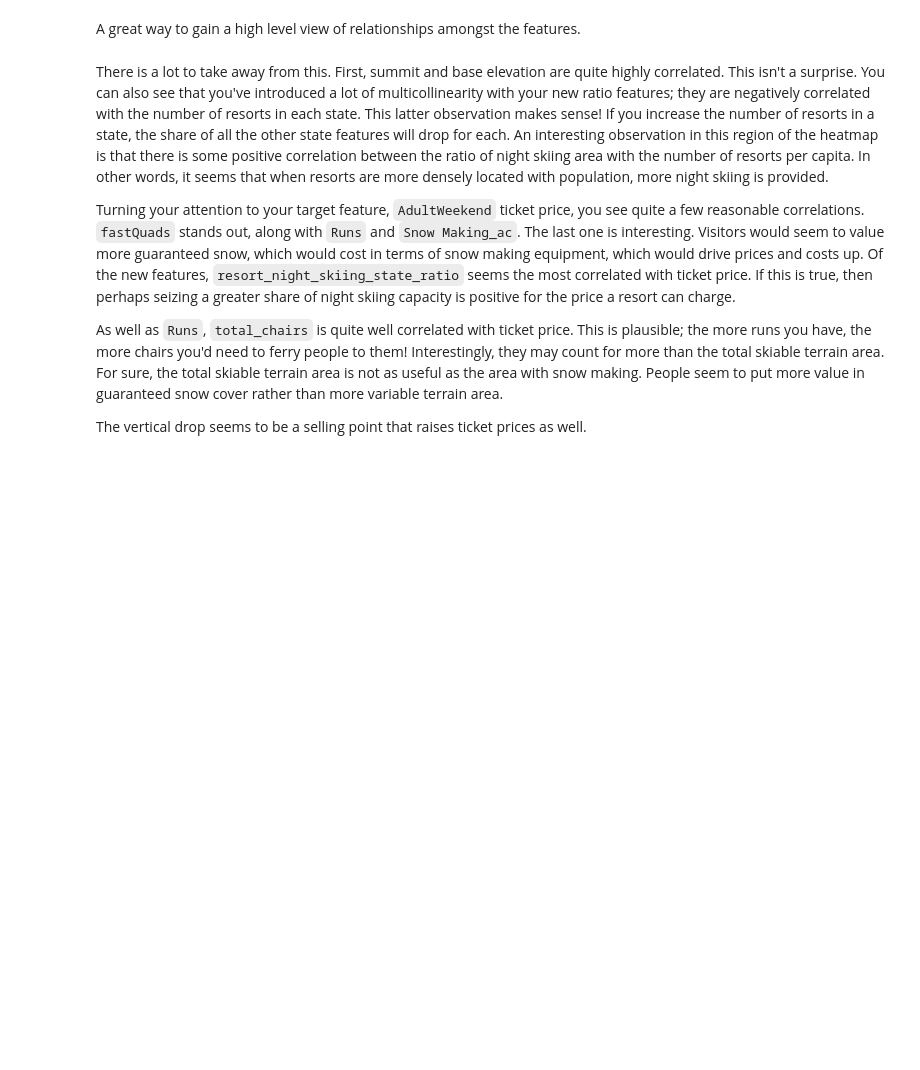
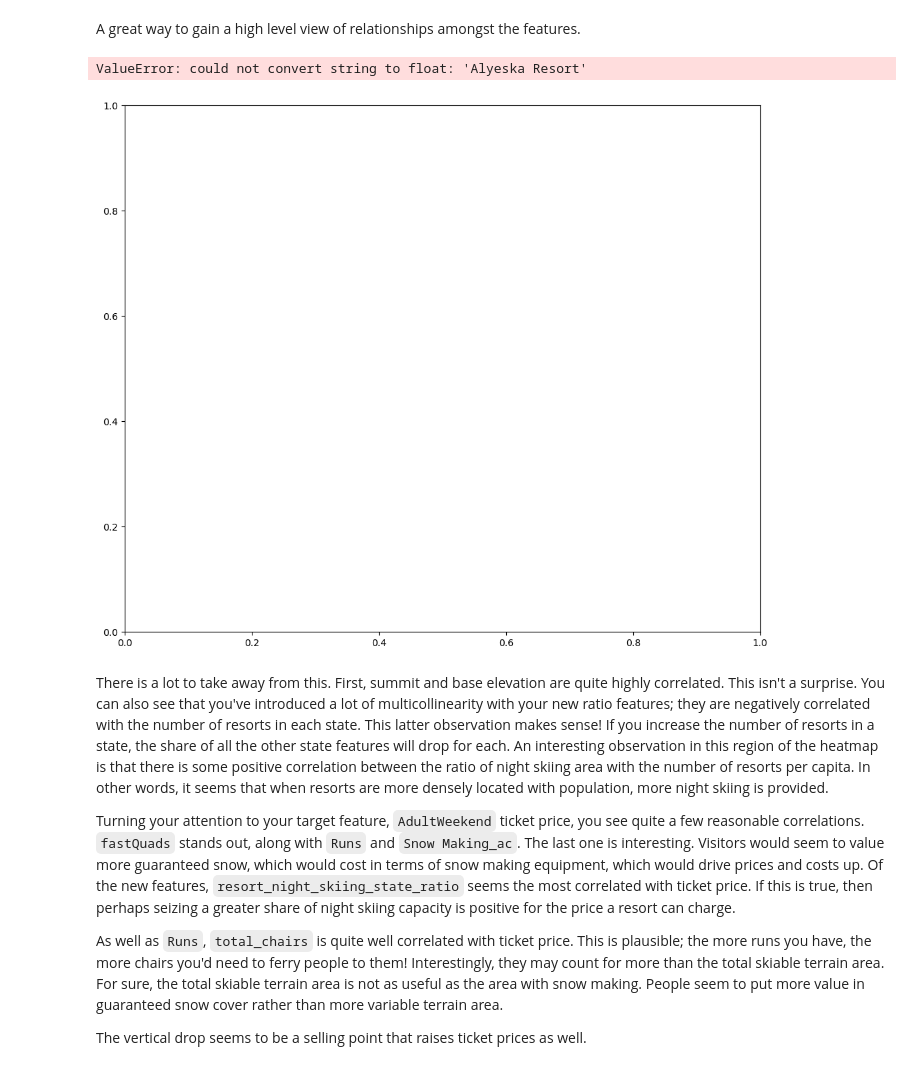
Before and after one commit to amy-151pina/DataScienceGuidedCapstone, a Jupyter notebook: Notebooks/03_exploratory_data_analysis.ipynb, the cells around one changed output. Drawn from its saved outputs; the diff is of its cells as text; code cells hidden in the pictures; blank space fills up the shorter version.

```diff
--- a/Notebooks/03_exploratory_data_analysis.ipynb
+++ b/Notebooks/03_exploratory_data_analysis.ipynb
@@ -660,9 +781,12 @@ A great way to gain a high level view of relationships amongst the features.
 # %%
 #Code task 12#
 #Show a seaborn heatmap of correlations in ski_data
 #Hint: call pandas' `corr()` method on `ski_data` and pass that into `sns.heatmap`
 plt.subplots(figsize=(12,10))
-sns.___(ski_data.___);
+sns.heatmap(ski_data.corr());
+# %% [output]
+ValueError: could not convert string to float: 'Alyeska Resort'
+[figure, added]
 # %% [markdown]
 There is a lot to take away from this. First, summit and base elevation are quite highly correlated. This isn't a surprise. You can also see that you've introduced a lot of multicollinearity with your new ratio features; they are negatively correlated with the number of resorts in each state. This latter observation makes sense! If you increase the number of resorts in a state, the share of all the other state features will drop for each. An interesting observation in this region of the heatmap is that there is some positive correlation between the ratio of night skiing area with the number of resorts per capita. In other words, it seems that when resorts are more densely located with population, more night skiing is provided.
 
```
Also changed, not shown: parts of 15 cells of this notebook.
